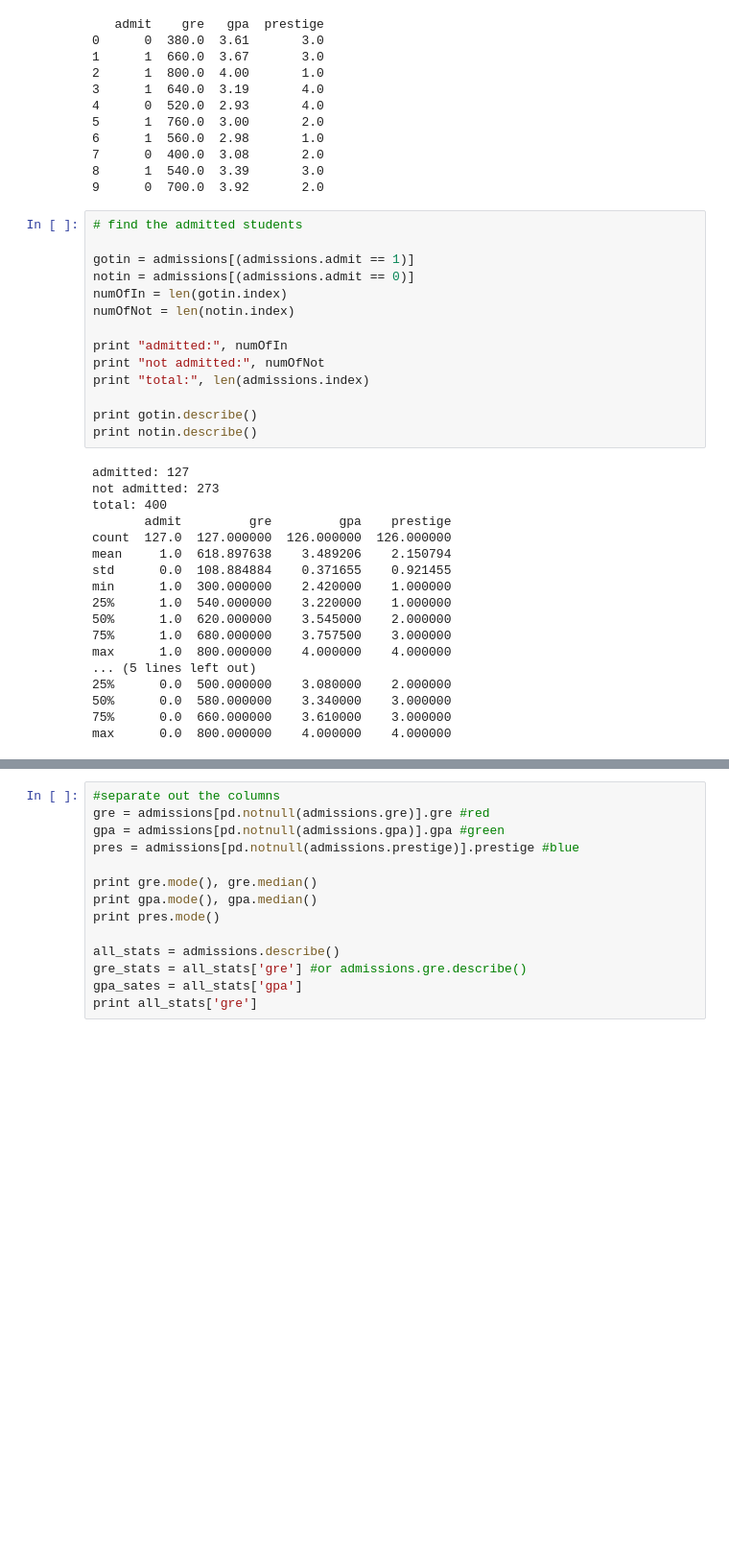
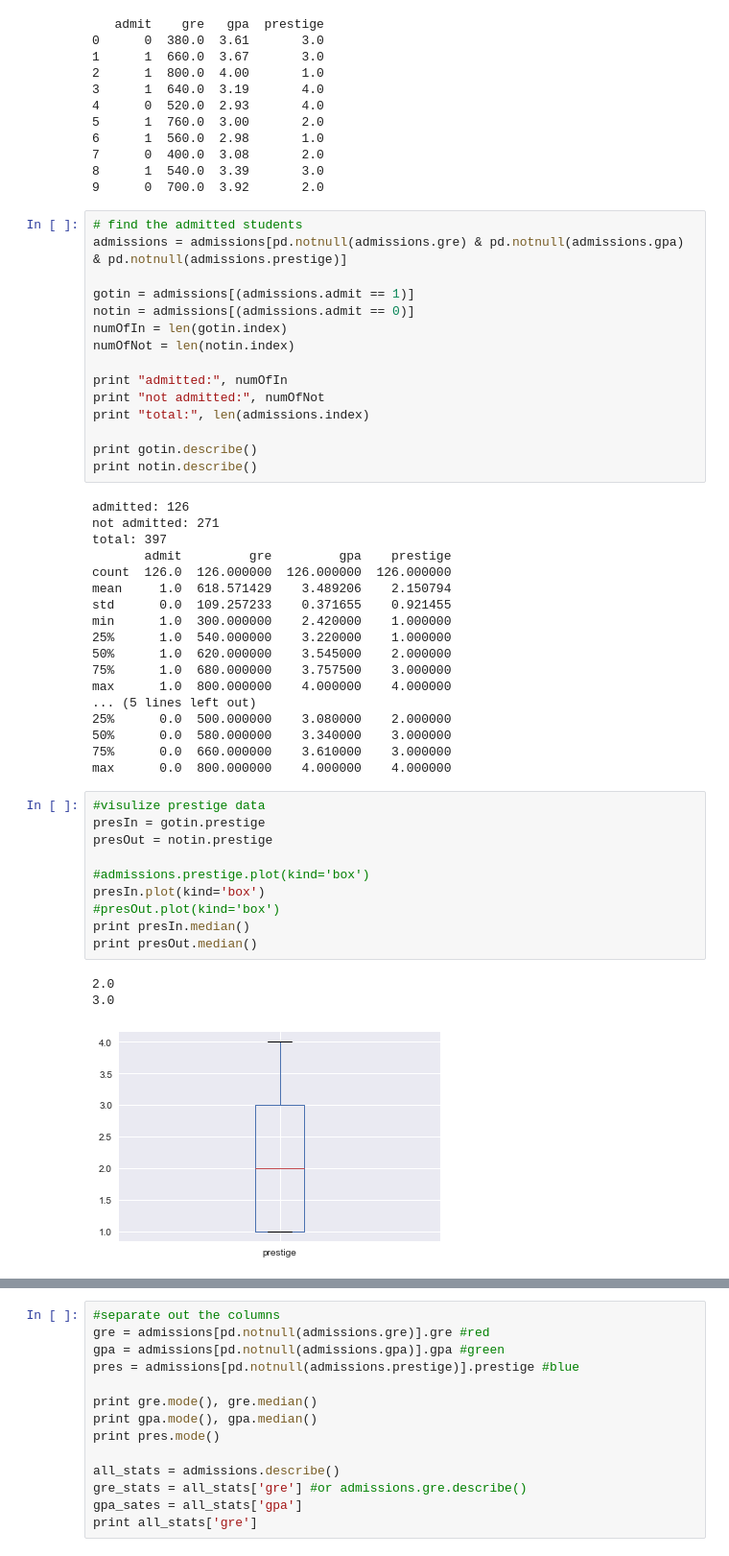
Before and after one commit to cherihung/datasci-18, a Jupyter notebook: class-projects/project-1/assets/project1-admissions-trial.ipynb, the cells around one changed output, grey strips where cells are left out. Shown: that part at 96% size. Cells and saved outputs as stored; diff of their text form; blank space fills up the shorter version.

```diff
--- a/class-projects/project-1/assets/project1-admissions-trial.ipynb
+++ b/class-projects/project-1/assets/project1-admissions-trial.ipynb
@@ -49,6 +50,7 @@ print admissions.head(10)
 9      0  700.0  3.92       2.0
 # %%
 # find the admitted students
+admissions = admissions[pd.notnull(admissions.gre) & pd.notnull(admissions.gpa) & pd.notnull(admissions.prestige)]
 
 gotin = admissions[(admissions.admit == 1)]
 notin = admissions[(admissions.admit == 0)]
@@ -62,13 +64,13 @@ print "total:", len(admissions.index)
 print gotin.describe()
 print notin.describe()
 # %% [output]
-admitted: 127
-not admitted: 273
-total: 400
+admitted: 126
+not admitted: 271
+total: 397
        admit         gre         gpa    prestige
-count  127.0  127.000000  126.000000  126.000000
-mean     1.0  618.897638    3.489206    2.150794
-std      0.0  108.884884    0.371655    0.921455
+count  126.0  126.000000  126.000000  126.000000
+mean     1.0  618.571429    3.489206    2.150794
+std      0.0  109.257233    0.371655    0.921455
 min      1.0  300.000000    2.420000    1.000000
 25%      1.0  540.000000    3.220000    1.000000
 50%      1.0  620.000000    3.545000    2.000000
@@ -79,3 +81,17 @@ max      1.0  800.000000    4.000000    4.000000
 50%      0.0  580.000000    3.340000    3.000000
 75%      0.0  660.000000    3.610000    3.000000
 max      0.0  800.000000    4.000000    4.000000
+# %%
+#visulize prestige data
+presIn = gotin.prestige
+presOut = notin.prestige
+
+#admissions.prestige.plot(kind='box')
+presIn.plot(kind='box')
+#presOut.plot(kind='box')
+print presIn.median()
+print presOut.median()
+# %% [output]
+2.0
+3.0
+[figure, added]
```
Also changed, not shown: parts of 4 cells of this notebook, 2 other files.
